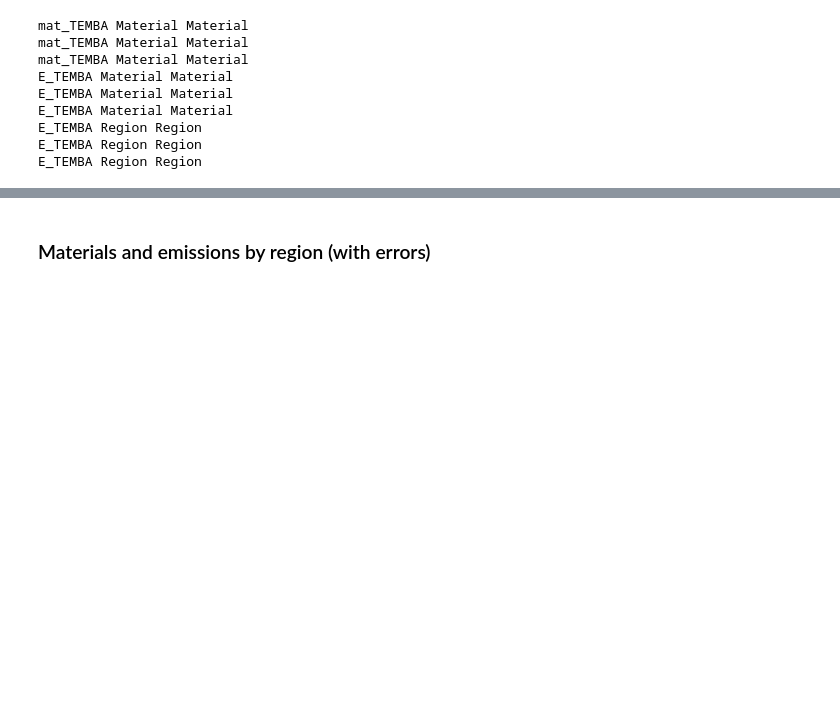
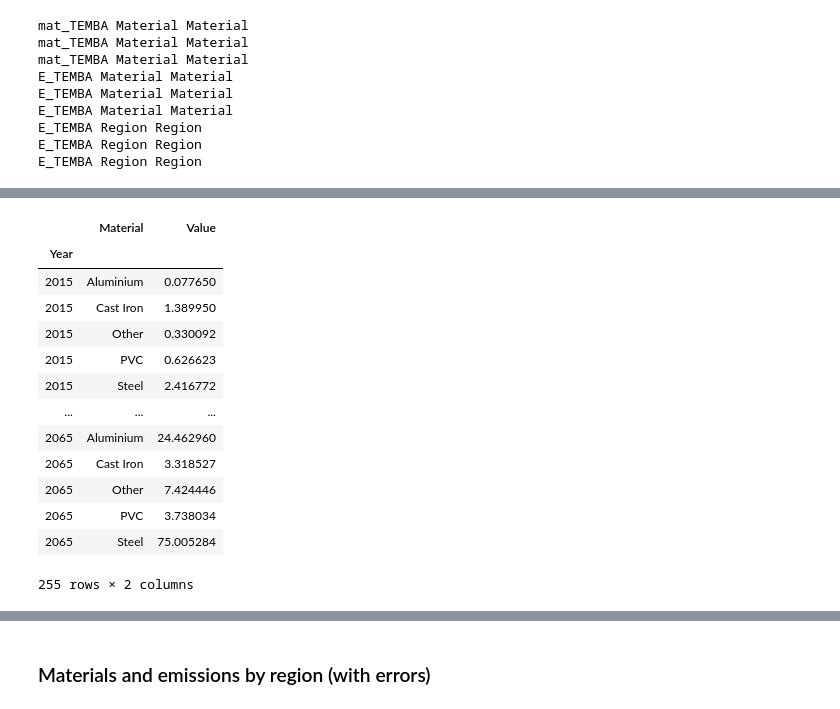
Before and after one commit to kcerva/MAT-DP, a Jupyter notebook: notebooks/TEMBA_figs.ipynb, the cells around one changed output, grey strips where cells are left out. Cells and saved outputs as stored; diff of their text form; code cells hidden in the pictures; blank space fills up the shorter version.

```diff
--- a/notebooks/TEMBA_figs.ipynb
+++ b/notebooks/TEMBA_figs.ipynb
@@ -260,0 +356,17 @@ E_TEMBA Region Region
+# %%
+pcdata.set_index('Year')#.sort_values(by = ['Value'], ascending = False)
+# %% [output]
+|  | Material | Value |
+| Year |  |  |
+| 2015 | Aluminium | 0.077650 |
+| 2015 | Cast Iron | 1.389950 |
+| 2015 | Other | 0.330092 |
+| 2015 | PVC | 0.626623 |
+| 2015 | Steel | 2.416772 |
+| ... | ... | ... |
+| 2065 | Aluminium | 24.462960 |
+| 2065 | Cast Iron | 3.318527 |
+| 2065 | Other | 7.424446 |
+| 2065 | PVC | 3.738034 |
+| 2065 | Steel | 75.005284 |
+255 rows × 2 columns
```
Also changed, not shown: parts of 2 cells of this notebook, 1 other file.
